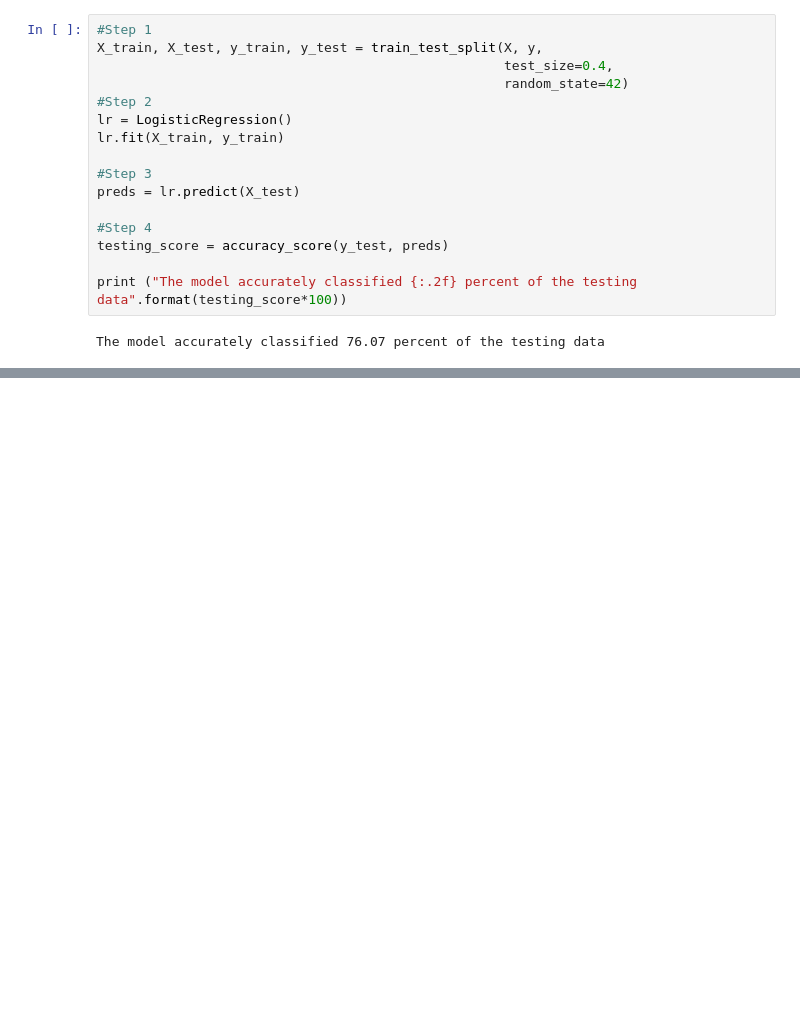
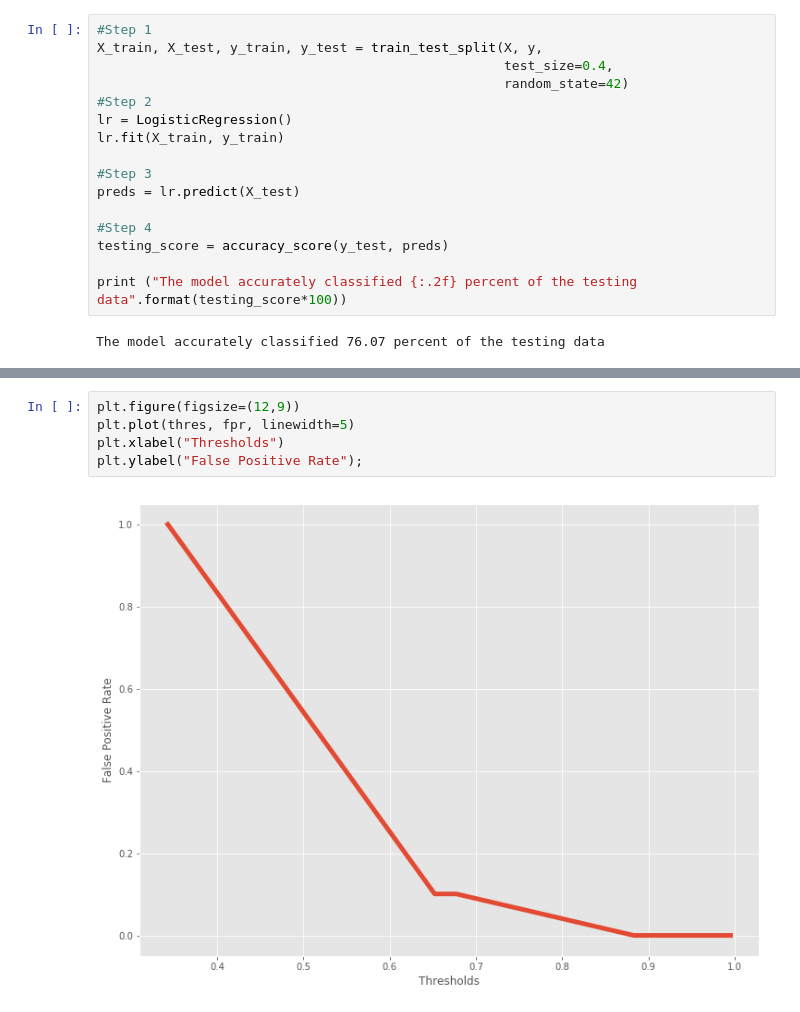
Before and after one commit to manulohiya/pregnancy-test, a Jupyter notebook: Notebooks/pregnancy-predictor.ipynb, the cells around one changed output, grey strips where cells are left out. Cells and saved outputs as stored; diff of their text form; blank space fills up the shorter version.

```diff
--- a/Notebooks/pregnancy-predictor.ipynb
+++ b/Notebooks/pregnancy-predictor.ipynb
@@ -142,0 +201,7 @@ The model accurately classified 76.07 percent of the testing data
+# %%
+plt.figure(figsize=(12,9))
+plt.plot(thres, fpr, linewidth=5)
+plt.xlabel("Thresholds")
+plt.ylabel("False Positive Rate");
+# %% [output]
+[figure, added]
```
Also changed, not shown: parts of 16 cells of this notebook.
